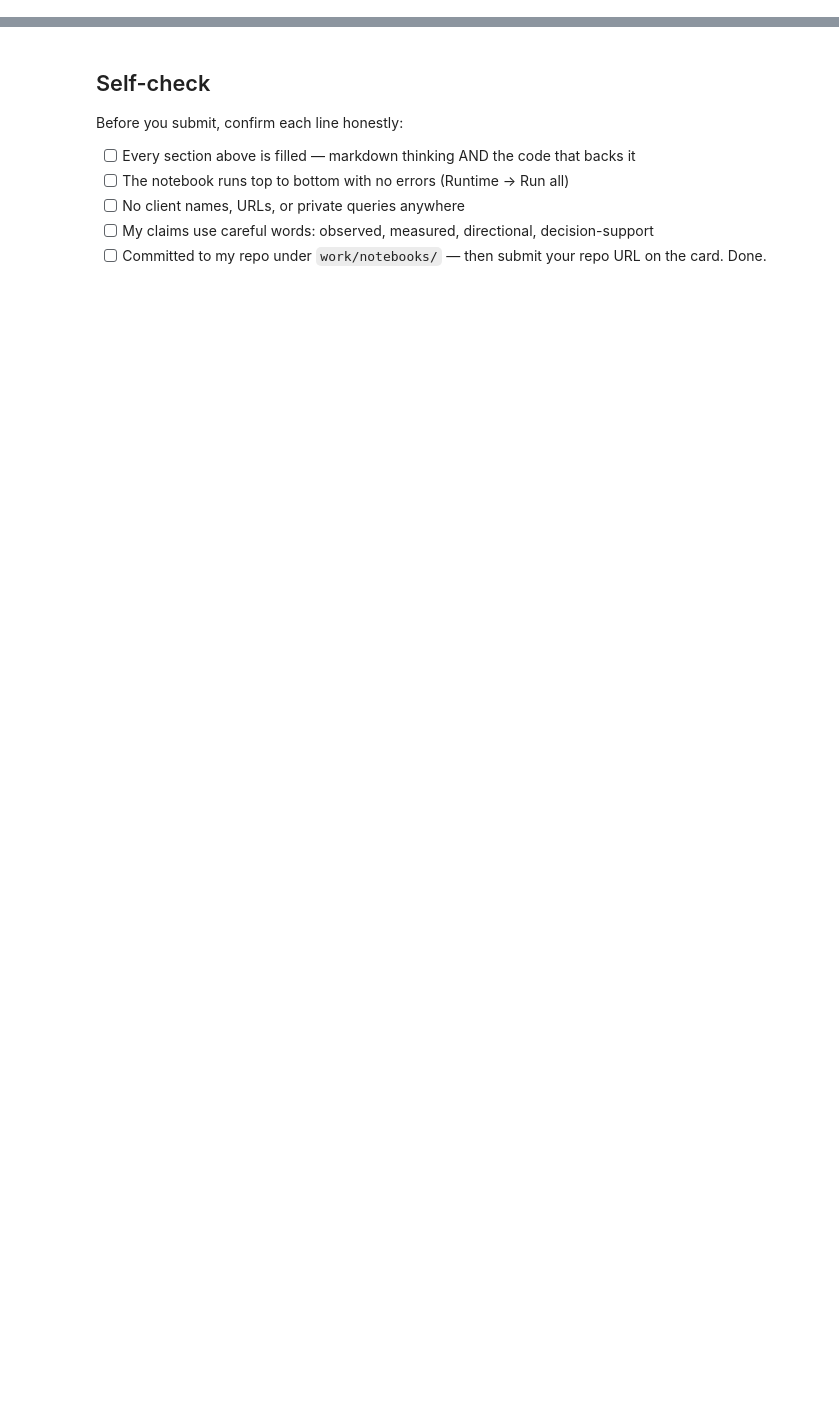
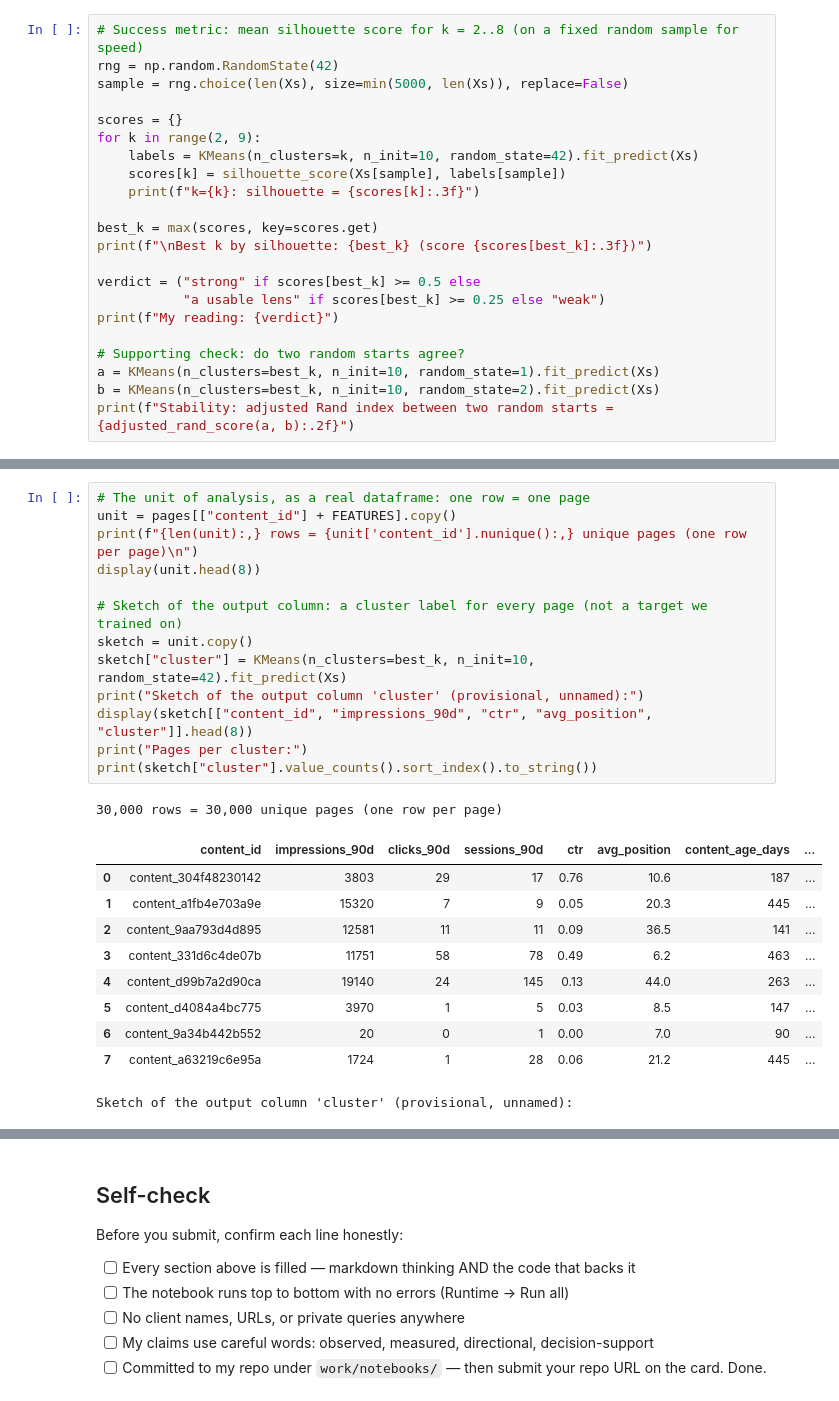
Before and after one commit to Ellarh101/ML-starter, a Jupyter notebook: work/notebooks/w02_ml_task_framing.ipynb, the cells around one changed output, grey strips where cells are left out. Drawn from its saved outputs; the diff is of its cells as text; blank space fills up the shorter version.

```diff
--- a/work/notebooks/w02_ml_task_framing.ipynb
+++ b/work/notebooks/w02_ml_task_framing.ipynb
@@ -36,0 +119,22 @@ This skeleton is yours to fill. Work the sections **in order** — each one has
+# %%
+# Success metric: mean silhouette score for k = 2..8 (on a fixed random sample for speed)
+rng = np.random.RandomState(42)
+sample = rng.choice(len(Xs), size=min(5000, len(Xs)), replace=False)
+
+scores = {}
+for k in range(2, 9):
+    labels = KMeans(n_clusters=k, n_init=10, random_state=42).fit_predict(Xs)
+    scores[k] = silhouette_score(Xs[sample], labels[sample])
+    print(f"k={k}: silhouette = {scores[k]:.3f}")
+
+best_k = max(scores, key=scores.get)
+print(f"\nBest k by silhouette: {best_k} (score {scores[best_k]:.3f})")
+
+verdict = ("strong" if scores[best_k] >= 0.5 else
+           "a usable lens" if scores[best_k] >= 0.25 else "weak")
+print(f"My reading: {verdict}")
+
+# Supporting check: do two random starts agree?
+a = KMeans(n_clusters=best_k, n_init=10, random_state=1).fit_predict(Xs)
+b = KMeans(n_clusters=best_k, n_init=10, random_state=2).fit_predict(Xs)
+print(f"Stability: adjusted Rand index between two random starts = {adjusted_rand_score(a, b):.2f}")
@@ -36,0 +172,25 @@ This skeleton is yours to fill. Work the sections **in order** — each one has
+# %%
+# The unit of analysis, as a real dataframe: one row = one page
+unit = pages[["content_id"] + FEATURES].copy()
+print(f"{len(unit):,} rows = {unit['content_id'].nunique():,} unique pages (one row per page)\n")
+display(unit.head(8))
+
+# Sketch of the output column: a cluster label for every page (not a target we trained on)
+sketch = unit.copy()
+sketch["cluster"] = KMeans(n_clusters=best_k, n_init=10, random_state=42).fit_predict(Xs)
+print("Sketch of the output column 'cluster' (provisional, unnamed):")
+display(sketch[["content_id", "impressions_90d", "ctr", "avg_position", "cluster"]].head(8))
+print("Pages per cluster:")
+print(sketch["cluster"].value_counts().sort_index().to_string())
+# %% [output]
+30,000 rows = 30,000 unique pages (one row per page)
+|  | content_id | impressions_90d | clicks_90d | sessions_90d | ctr | avg_position | content_age_days | ... |
+| 0 | content_304f48230142 | 3803 | 29 | 17 | 0.76 | 10.6 | 187 | ... |
+| 1 | content_a1fb4e703a9e | 15320 | 7 | 9 | 0.05 | 20.3 | 445 | ... |
+| 2 | content_9aa793d4d895 | 12581 | 11 | 11 | 0.09 | 36.5 | 141 | ... |
+| 3 | content_331d6c4de07b | 11751 | 58 | 78 | 0.49 | 6.2 | 463 | ... |
+| 4 | content_d99b7a2d90ca | 19140 | 24 | 145 | 0.13 | 44.0 | 263 | ... |
+| 5 | content_d4084a4bc775 | 3970 | 1 | 5 | 0.03 | 8.5 | 147 | ... |
+| 6 | content_9a34b442b552 | 20 | 0 | 1 | 0.00 | 7.0 | 90 | ... |
+| 7 | content_a63219c6e95a | 1724 | 1 | 28 | 0.06 | 21.2 | 445 | ... |
+Sketch of the output column 'cluster' (provisional, unnamed):
```
Also changed, not shown: parts of 20 cells of this notebook.
